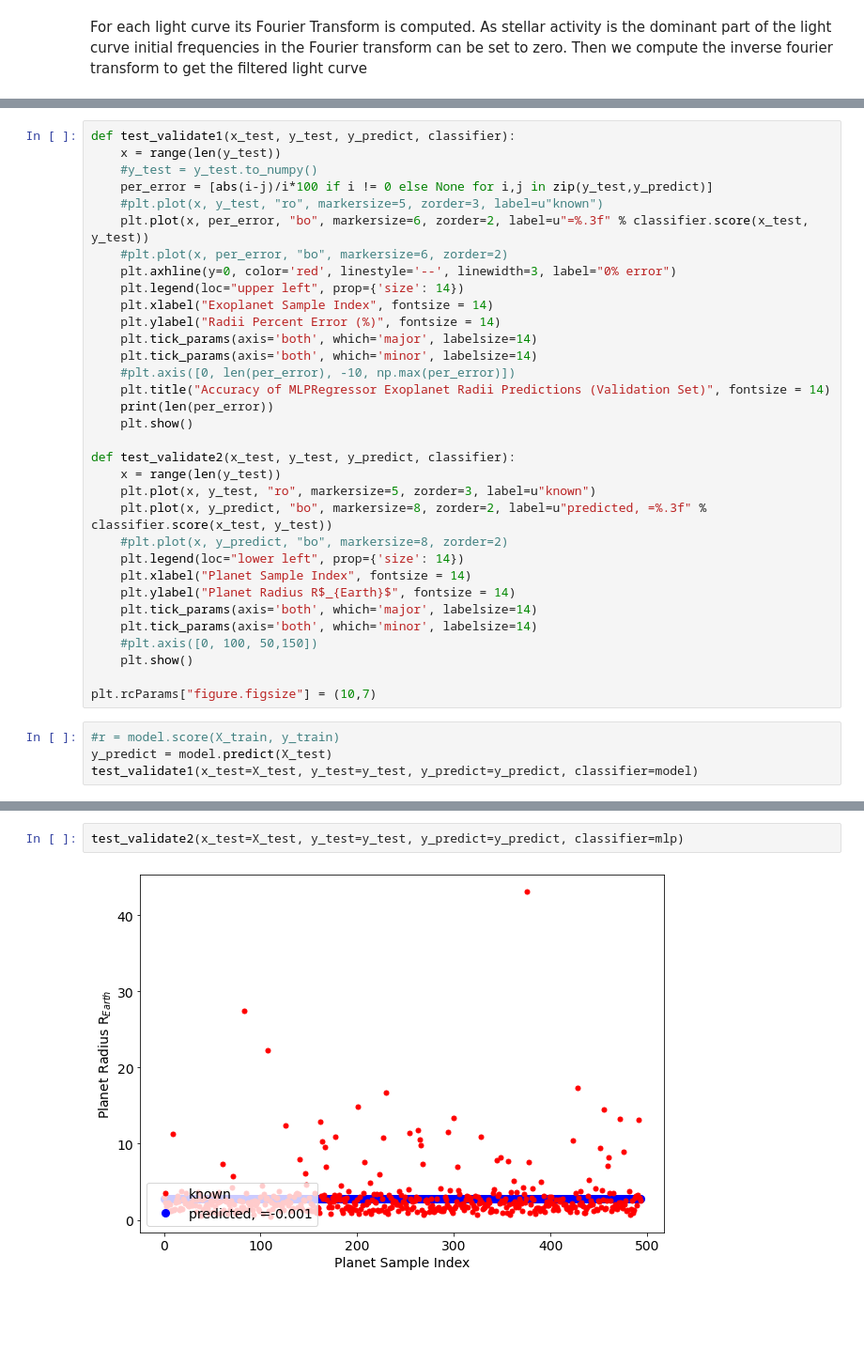
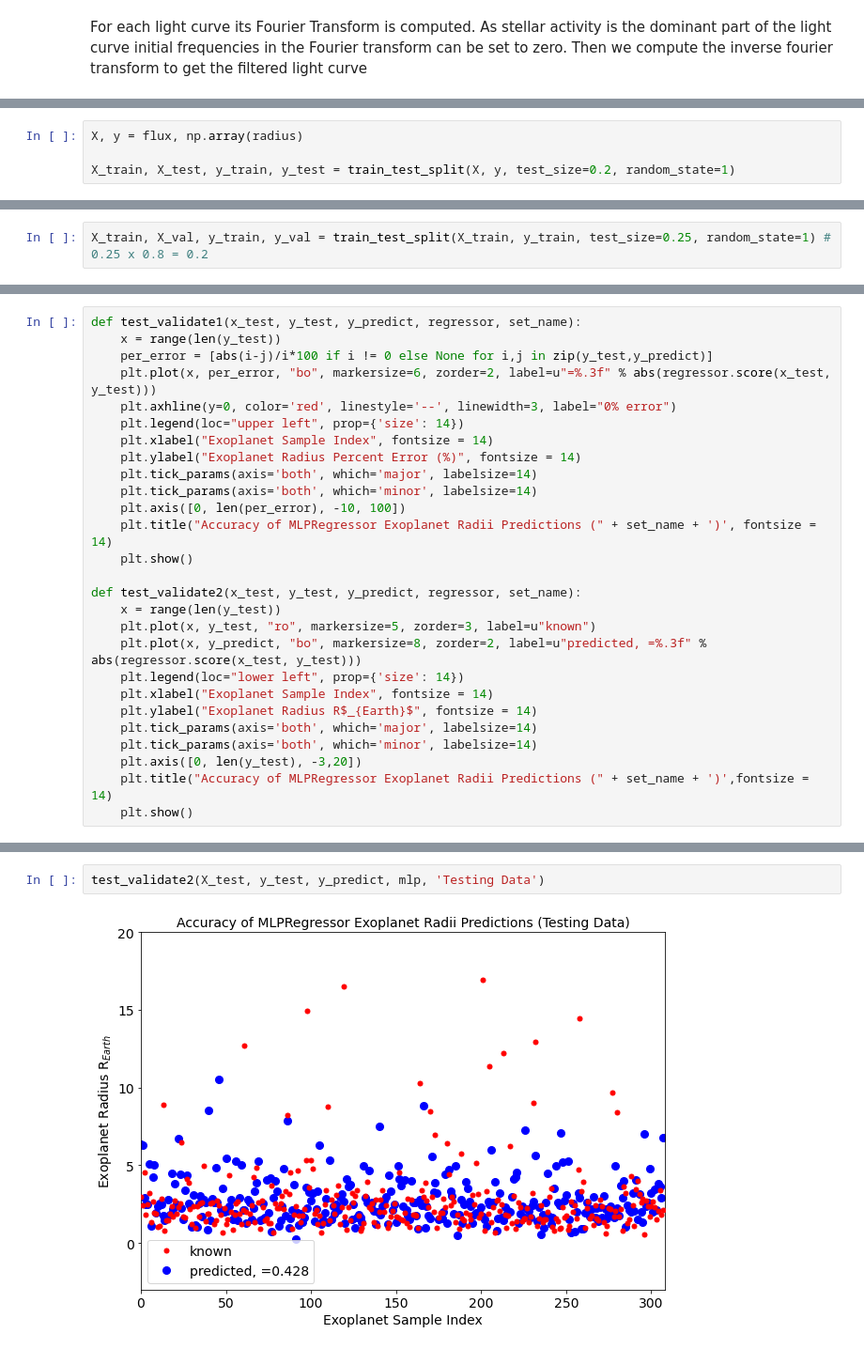
Before and after one commit to nicholasproietti/LGM, a Jupyter notebook: LC_FFT_CNN.ipynb, the cells around one changed output, grey strips where cells are left out. Shown: that part at 94% size. Drawn from its saved outputs; the diff is of its cells as text; blank space fills up the shorter version.

```diff
--- a/LC_FFT_CNN.ipynb
+++ b/LC_FFT_CNN.ipynb
@@ -327,0 +130,4 @@ print(y_test)
+# %%
+X, y = flux, np.array(radius)
+
+X_train, X_test, y_train, y_test = train_test_split(X, y, test_size=0.2, random_state=1)
@@ -327,0 +164,2 @@ print(y_test)
+# %%
+X_train, X_val, y_train, y_val = train_test_split(X_train, y_train, test_size=0.25, random_state=1) # 0.25 x 0.8 = 0.2
@@ -328,37 +180,27 @@ print(y_test)
 # %%
-def test_validate1(x_test, y_test, y_predict, classifier):
+def test_validate1(x_test, y_test, y_predict, regressor, set_name):
     x = range(len(y_test))
-    #y_test = y_test.to_numpy()
     per_error = [abs(i-j)/i*100 if i != 0 else None for i,j in zip(y_test,y_predict)]
-    #plt.plot(x, y_test, "ro", markersize=5, zorder=3, label=u"known")
-    plt.plot(x, per_error, "bo", markersize=6, zorder=2, label=u"=%.3f" % classifier.score(x_test, y_test))
-    #plt.plot(x, per_error, "bo", markersize=6, zorder=2)
+    plt.plot(x, per_error, "bo", markersize=6, zorder=2, label=u"=%.3f" % abs(regressor.score(x_test, y_test)))
     plt.axhline(y=0, color='red', linestyle='--', linewidth=3, label="0% error")
     plt.legend(loc="upper left", prop={'size': 14})
     plt.xlabel("Exoplanet Sample Index", fontsize = 14)
-    plt.ylabel("Radii Percent Error (%)", fontsize = 14)
+    plt.ylabel("Exoplanet Radius Percent Error (%)", fontsize = 14)
     plt.tick_params(axis='both', which='major', labelsize=14)
     plt.tick_params(axis='both', which='minor', labelsize=14)
-    #plt.axis([0, len(per_error), -10, np.max(per_error)])
-    plt.title("Accuracy of MLPRegressor Exoplanet Radii Predictions (Validation Set)", fontsize = 14)
-    print(len(per_error))
+    plt.axis([0, len(per_error), -10, 100])
+    plt.title("Accuracy of MLPRegressor Exoplanet Radii Predictions (" + set_name + ')', fontsize = 14)
     plt.show()
 
-def test_validate2(x_test, y_test, y_predict, classifier):
+def test_validate2(x_test, y_test, y_predict, regressor, set_name):
     x = range(len(y_test))
     plt.plot(x, y_test, "ro", markersize=5, zorder=3, label=u"known")
-    plt.plot(x, y_predict, "bo", markersize=8, zorder=2, label=u"predicted, =%.3f" % classifier.score(x_test, y_test))
-    #plt.plot(x, y_predict, "bo", markersize=8, zorder=2)
+    plt.plot(x, y_predict, "bo", markersize=8, zorder=2, label=u"predicted, =%.3f" % abs(regressor.score(x_test, y_test)))
     plt.legend(loc="lower left", prop={'size': 14})
-    plt.xlabel("Planet Sample Index", fontsize = 14)
-    plt.ylabel("Planet Radius R$_{Earth}$", fontsize = 14)
+    plt.xlabel("Exoplanet Sample Index", fontsize = 14)
+    plt.ylabel("Exoplanet Radius R$_{Earth}$", fontsize = 14)
     plt.tick_params(axis='both', which='major', labelsize=14)
     plt.tick_params(axis='both', which='minor', labelsize=14)
-    #plt.axis([0, 100, 50,150])
+    plt.axis([0, len(y_test), -3,20])
+    plt.title("Accuracy of MLPRegressor Exoplanet Radii Predictions (" + set_name + ')',fontsize = 14)
     plt.show()
-
-plt.rcParams["figure.figsize"] = (10,7)
-# %%
-#r = model.score(X_train, y_train)
-y_predict = model.predict(X_test)
-test_validate1(x_test=X_test, y_test=y_test, y_predict=y_predict, classifier=model)
@@ -397,4 +222,4 @@ pd.DataFrame(mlp.loss_curve_).plot(xlabel="Epoch", ylabel="Loss", legend=False)
 # %%
-test_validate2(x_test=X_test, y_test=y_test, y_predict=y_predict, classifier=mlp)
+test_validate2(X_test, y_test, y_predict, mlp, 'Testing Data')
 # %% [output]
-[figure, old version]
+[figure, new version]
```
Also changed, not shown: parts of 44 cells of this notebook.
